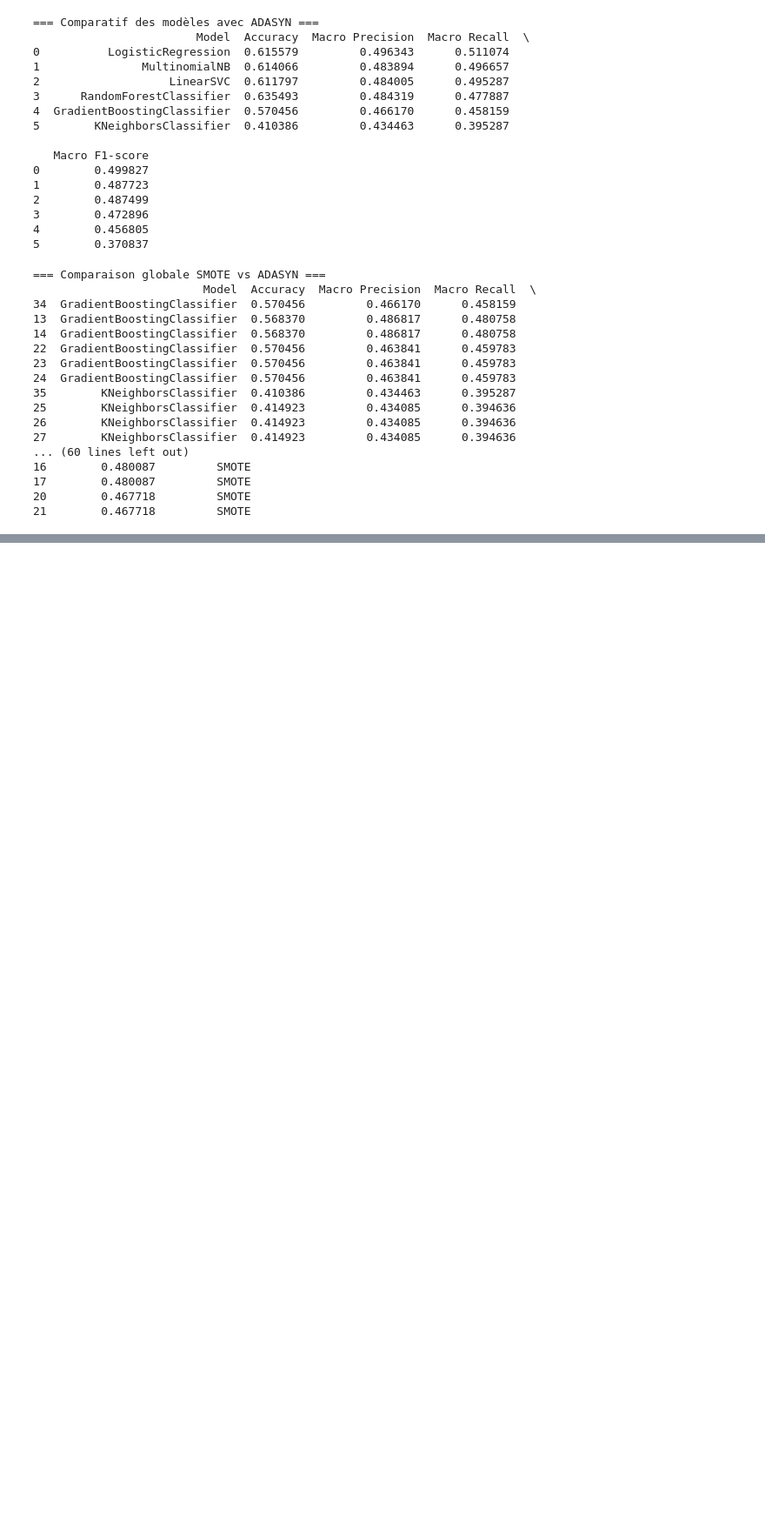
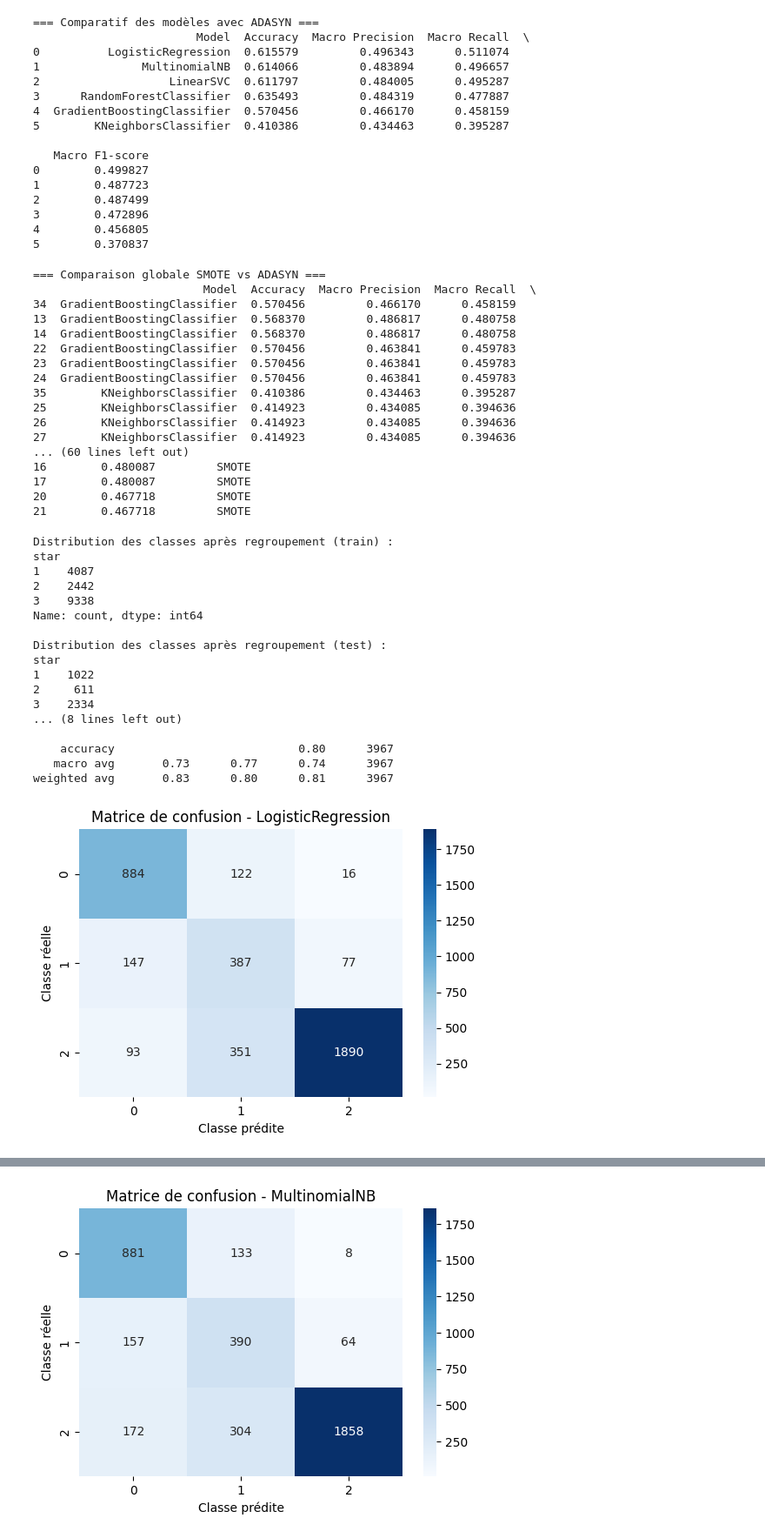
Before and after one commit to laureneatt/project-supply-chain, a Jupyter notebook: 02. Modelisaton.ipynb, the cells around one changed output, grey strips where cells are left out. Shown: that part at 87% size. Drawn from its saved outputs; the diff is of its cells as text; code cells hidden in the pictures; blank space fills up the shorter version.

Commit message:
Mise a jour du notebook de modelisation avec nouvelles methodes d'optimisation(regroupement de classes, methode grid search et ner)

```diff
--- a/02. Modelisaton.ipynb
+++ b/02. Modelisaton.ipynb
@@ -297,7 +297,7 @@ models = [
 
 # Pour chaque modèle, on entraîne, prédit et enregistre les métriques clés
 
-#results = []
+results = []
 for model in models:
     res = test_model(model, X_train_res, y_train_res, X_test_vect, y_test)
     results.append(res)
@@ -605,3 +604,72 @@ print(df_comparatif.sort_values(by=['Model', 'Rééquilibrage']))
 # %%
 #➡️ ADASYN est légèrement meilleur pour les modèles linéaires (LogisticRegression, LinearSVC)
 #➡️ SMOTE est meilleur sur les modèles basés sur des arbres et Naïve Bayes
+# %%
+# IX. 🔁 Regroupement de Classes (1, 2&3, 4&5)
+# Nouveau mapping des classes
+mapping = {
+    1: 1,
+    2: 2,
+    3: 2,
+    4: 3,
+    5: 3
+}
+
+# Application du mapping
+y_train_grouped = y_train.map(mapping)
+y_test_grouped = y_test.map(mapping)
+
+# Affichage des nouvelles répartitions
+print("Distribution des classes après regroupement (train) :")
+print(y_train_grouped.value_counts().sort_index())
+
+print("\nDistribution des classes après regroupement (test) :")
+print(y_test_grouped.value_counts().sort_index())
+
+# Rééquilibrage avec SMOTE ou ADASYN sur les classes regroupées
+smote_grouped = SMOTE(random_state=42)
+X_train_res_grouped, y_train_res_grouped = smote_grouped.fit_resample(X_train_vect, y_train_grouped)
+
+# Évaluation des modèles sur les nouvelles classes
+results_grouped = []
+for model in models:
+    res = test_model(model, X_train_res_grouped, y_train_res_grouped, X_test_vect, y_test_grouped)
+    results_grouped.append(res)
+
+# Résumé
+df_results_grouped = pd.DataFrame(results_grouped)
+df_results_grouped['Rééquilibrage'] = 'SMOTE + regroupement'
+df_results_grouped = df_results_grouped.sort_values(by='Macro F1-score', ascending=False).reset_index(drop=True)
+
+print("\n=== Résultats avec regroupement de classes ===")
+print(df_results_grouped)
+
+print("\nObservations :")
+print("- L'ajout du regroupement de classes et du rééchantillonnage SMOTE améliore nettement les performances.")
+print("- RandomForest atteint la meilleure performance globale (81.5% de précision, 74.5% de F1-macro).")
+print("- Les modèles linéaires (LogisticRegression, MultinomialNB) bénéficient également fortement de ce prétraitement.")
+print("- Le GradientBoosting progresse significativement, signe que la qualité des données était limitante initialement.")
+print("- Le KNN reste moins performant malgré une amélioration.")
+
+print("\nConclusion :")
+print("- L'approche 'SMOTE + regroupement' est pertinente pour ce jeu déséquilibré.")
+print("- Une validation croisée et une analyse détaillée par classe sont recommandées pour confirmer ces résultats.")
+# %% [output]
+Distribution des classes après regroupement (train) :
+star
+1    4087
+2    2442
+3    9338
+Name: count, dtype: int64
+
+Distribution des classes après regroupement (test) :
+star
+1    1022
+2     611
+3    2334
+... (8 lines left out)
+
+    accuracy                           0.80      3967
+   macro avg       0.73      0.77      0.74      3967
+weighted avg       0.83      0.80      0.81      3967
+[figure, added]
@@ -607,0 +686 @@ print(df_comparatif.sort_values(by=['Model', 'Rééquilibrage']))
+[figure, added]
```
Also changed, not shown: parts of 5 cells of this notebook.
